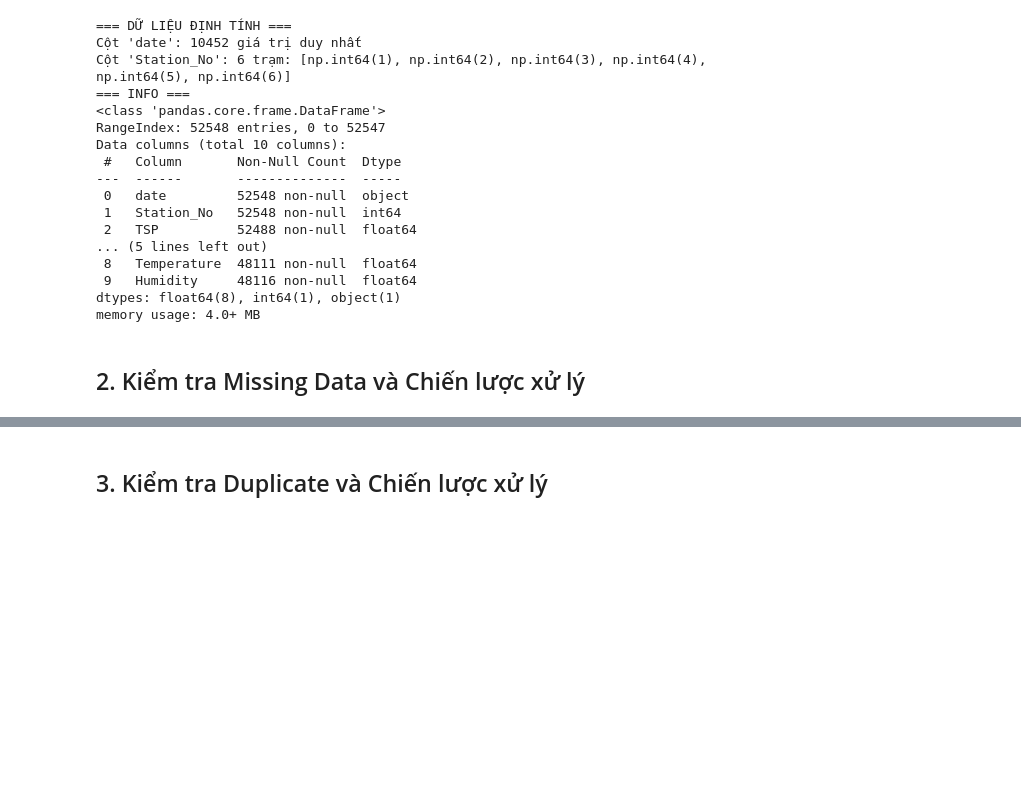
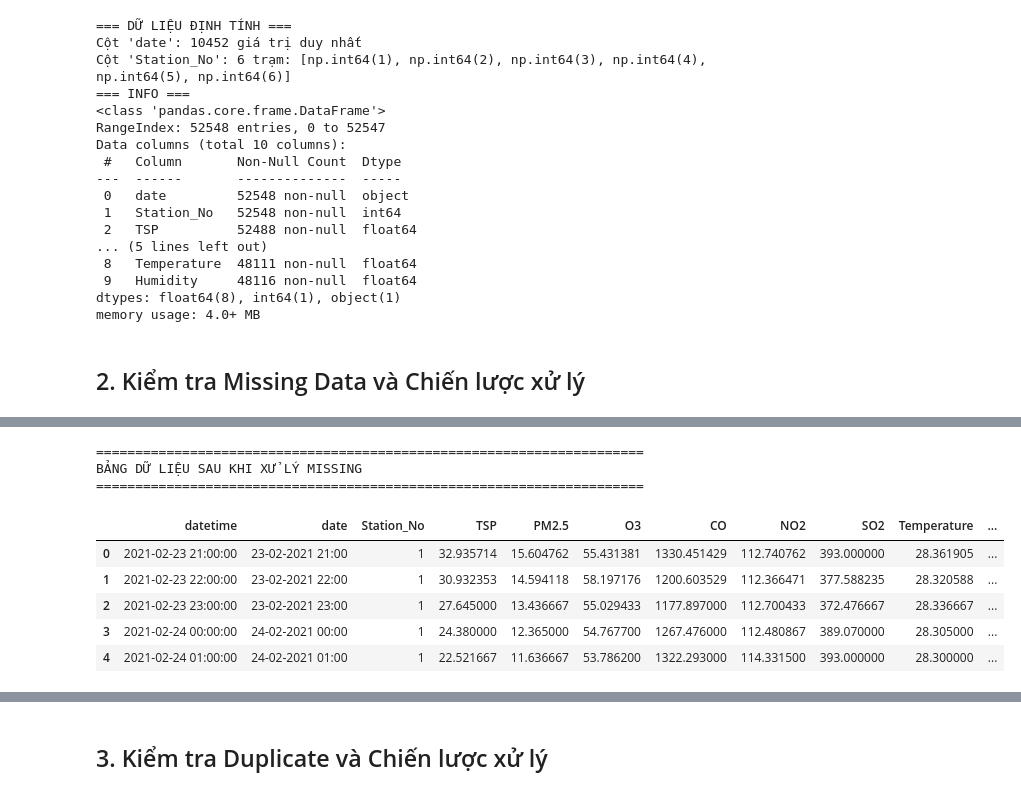
Before and after one commit to br1an-nguyen/HCMC-Air-Quality-Analysis-_-Final-DV, a Jupyter notebook: clean_and_explore_data/clean_and_explore_data.ipynb, the cells around one changed output, grey strips where cells are left out. Saved outputs shown, nothing was run; the diff lists cells and outputs as text; code cells hidden in the pictures; blank space fills up the shorter version.

```diff
--- a/clean_and_explore_data/clean_and_explore_data.ipynb
+++ b/clean_and_explore_data/clean_and_explore_data.ipynb
@@ -123,0 +108,9 @@ TSP                     60       0.11
+# %%
+# [1] Parse datetime và sắp xếp theo trạm + thời gian
+df['datetime'] = pd.to_datetime(df['date'], format='%d-%m-%Y %H:%M')
+df = df.sort_values(['Station_No', 'datetime']).reset_index(drop=True)
+numeric_cols = ['TSP', 'PM2.5', 'O3', 'CO', 'NO2', 'SO2', 'Temperature', 'Humidity']
+print(f"Tổng số bản ghi hiện có: {len(df)}")
+print(f"Thời gian bắt đầu sớm nhất: {df['datetime'].min()}")
+print(f"Thời gian kết thúc muộn nhất: {df['datetime'].max()}")
+print(f"Số trạm: {df['Station_No'].nunique()}")
@@ -171,0 +812,15 @@ Shape: (52548, 10)
+# %%
+print("=" * 70)
+print("BẢNG DỮ LIỆU SAU KHI XỬ LÝ MISSING")
+print("=" * 70)
+df.head()
+# %% [output]
+======================================================================
+BẢNG DỮ LIỆU SAU KHI XỬ LÝ MISSING
+======================================================================
+|  | datetime | date | Station_No | TSP | PM2.5 | O3 | CO | NO2 | SO2 | Temperature | ... |
+| 0 | 2021-02-23 21:00:00 | 23-02-2021 21:00 | 1 | 32.935714 | 15.604762 | 55.431381 | 1330.451429 | 112.740762 | 393.000000 | 28.361905 | ... |
+| 1 | 2021-02-23 22:00:00 | 23-02-2021 22:00 | 1 | 30.932353 | 14.594118 | 58.197176 | 1200.603529 | 112.366471 | 377.588235 | 28.320588 | ... |
+| 2 | 2021-02-23 23:00:00 | 23-02-2021 23:00 | 1 | 27.645000 | 13.436667 | 55.029433 | 1177.897000 | 112.700433 | 372.476667 | 28.336667 | ... |
+| 3 | 2021-02-24 00:00:00 | 24-02-2021 00:00 | 1 | 24.380000 | 12.365000 | 54.767700 | 1267.476000 | 112.480867 | 389.070000 | 28.305000 | ... |
+| 4 | 2021-02-24 01:00:00 | 24-02-2021 01:00 | 1 | 22.521667 | 11.636667 | 53.786200 | 1322.293000 | 114.331500 | 393.000000 | 28.300000 | ... |
```
Also changed, not shown: parts of 54 cells of this notebook, 1 other file.
